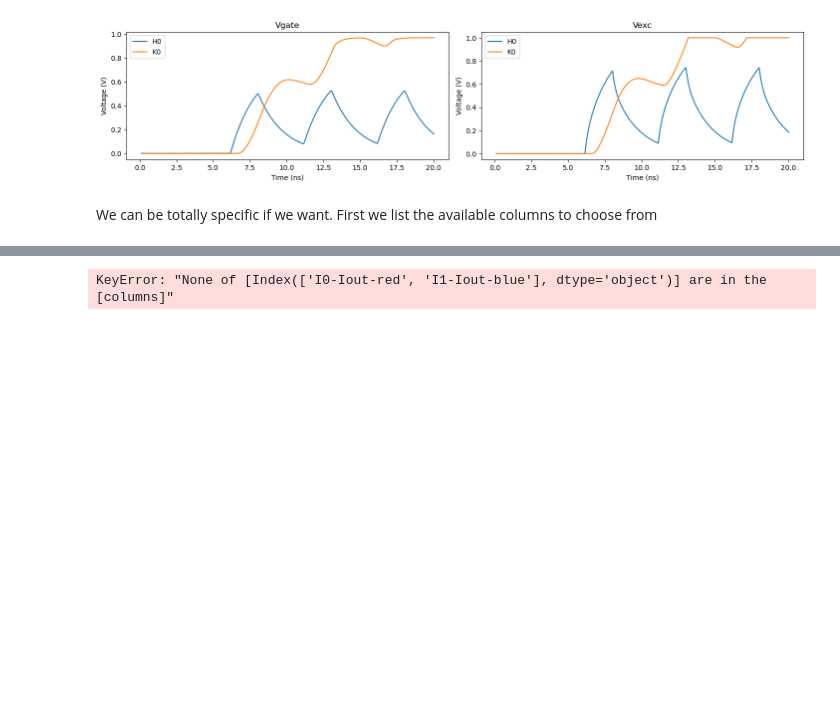
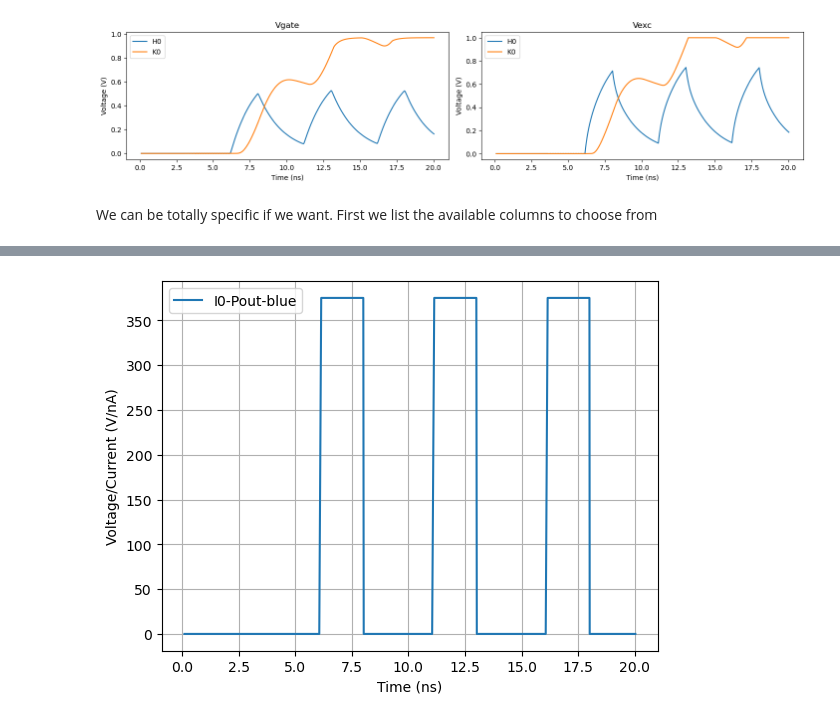
Before and after one commit to ahmedD67/dynamic-nanobrain-test-env, a Jupyter notebook: TemporalFilter.ipynb, the cells around one changed output, grey strips where cells are left out. Cells and saved outputs as stored; diff of their text form; code cells hidden in the pictures; blank space fills up the shorter version.

```diff
--- a/TemporalFilter.ipynb
+++ b/TemporalFilter.ipynb
@@ -230,7 +228,7 @@ Index(['Time', 'I0-Iout-blue', 'I1-Iout-red', 'H0-Vinh', 'H0-Vexc', 'H0-Vgate',
       dtype='object')
 # %%
-plotter.visualize_dynamic_result(result, ['I0-Iout-red','I1-Iout-blue'])
+plotter.visualize_dynamic_result(result, ['I0-Pout-blue'])
 # %% [output]
-KeyError: "None of [Index(['I0-Iout-red', 'I1-Iout-blue'], dtype='object')] are in the [columns]"
+[figure, added]
 # %%
 plotter.visualize_dynamic_result(result, ['H0-ISD','K0-ISD'])
```
Also changed, not shown: parts of 9 cells of this notebook, 4 other files.
